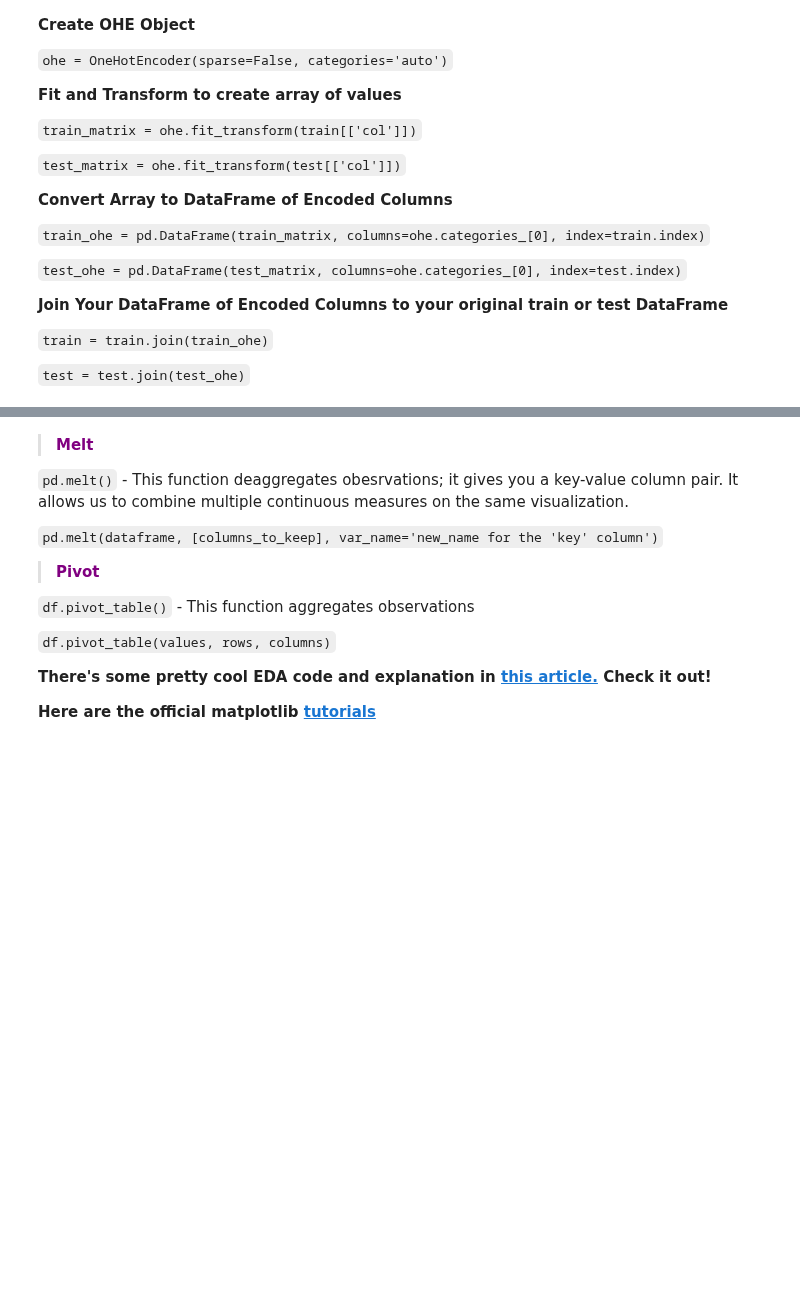
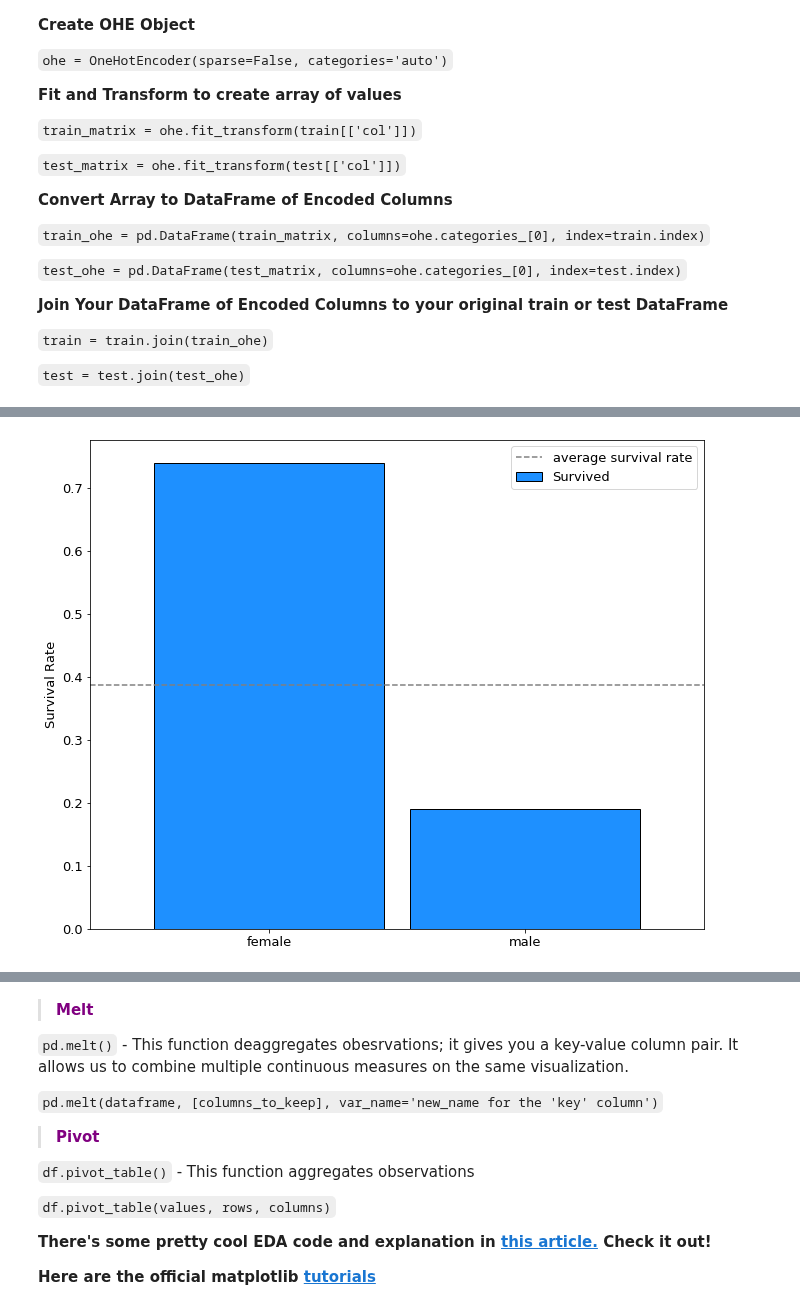
Before and after one commit to faithkane3/ds-methodologies-exercises, a Jupyter notebook: classification/classification_review.ipynb, the cells around one changed output, grey strips where cells are left out. Saved outputs shown, nothing was run; the diff lists cells and outputs as text; code cells hidden in the pictures; blank space fills up the shorter version.

```diff
--- a/classification/classification_review.ipynb
+++ b/classification/classification_review.ipynb
@@ -570,0 +638,14 @@ OR
+# %%
+# plt.hlines(height, starts, ends)   (^^ is like y, xmin, xmax)
+
+train.groupby('Sex').Survived.mean().plot.bar(ec='black', fc='dodgerblue', width=.9)
+
+plt.hlines(train.Survived.mean(), *plt.xlim(), ls='--', color='grey', label='average survival rate')
+plt.xticks(rotation=0)
+plt.xlabel('')
+plt.ylabel('Survival Rate')
+
+plt.legend()
+plt.show()
+# %% [output]
+[figure, added]
```
Also changed, not shown: parts of 6 cells of this notebook.
